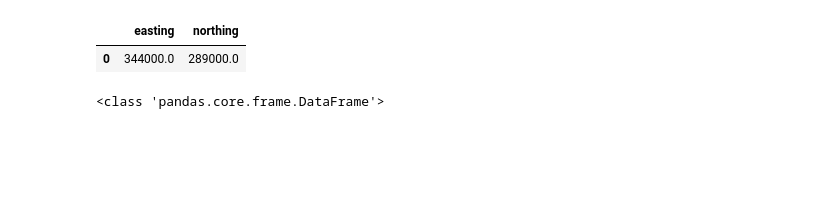
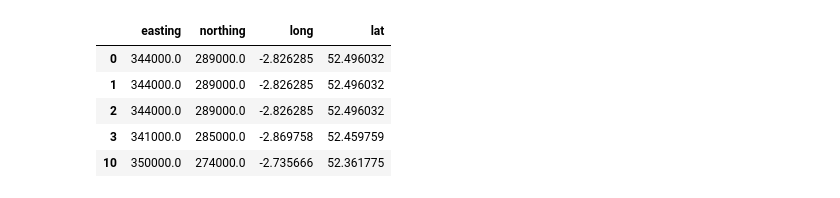
Before and after one commit to essvee/ludlow, a Jupyter notebook: LudlowFossils.ipynb, the cells around one changed output. Cells and saved outputs as stored; diff of their text form; code cells hidden in the pictures; blank space fills up the shorter version.

```diff
--- a/LudlowFossils.ipynb
+++ b/LudlowFossils.ipynb
@@ -58,7 +58,7 @@ def grid2xy(false_easting, false_northing, gridsizes, grid_ref):
     easting += float(e)
     northing += float(n)
 
-    return easting, northing
+    return int(easting), int(northing)
 
 def british2xy(grid_ref):
     if 'S' not in grid_ref:
@@ -110,7 +108,13 @@ df[['easting', 'northing']] = df['coords'].apply(pd.Series)
 # %%
-copy = df[['easting', 'northing']].copy()
-copy.dropna(subset=['easting'], how='all', inplace = True)
-copy[:1]
+copy = df[['easting', 'northing']].dropna(subset=['easting'], how='all')
+copy_e = list(copy['easting'].values)
+copy_n = list(copy['northing'].values)
+copy['long'], copy['lat'] = convert_lonlat(copy_e, copy_n)
+copy.head()
 # %% [output]
-|  | easting | northing |
-| 0 | 344000.0 | 289000.0 |
+|  | easting | northing | long | lat |
+| 0 | 344000.0 | 289000.0 | -2.826285 | 52.496032 |
+| 1 | 344000.0 | 289000.0 | -2.826285 | 52.496032 |
+| 2 | 344000.0 | 289000.0 | -2.826285 | 52.496032 |
+| 3 | 341000.0 | 285000.0 | -2.869758 | 52.459759 |
+| 10 | 350000.0 | 274000.0 | -2.735666 | 52.361775 |
@@ -122,9 +121,6 @@ copy['long'], copy['lat'] = convert_lonlat(copy_e, copy_n)
 # %%
-print(type(copy))
 df['lat'] = pd.Series(copy['lat'], index=df.index)
 df['long'] = pd.Series(copy['long'], index=df.index)
-# %% [output]
-<class 'pandas.core.frame.DataFrame'>
 # %%
 df
 # %% [output]
```
Also changed, not shown: parts of 6 cells of this notebook.
